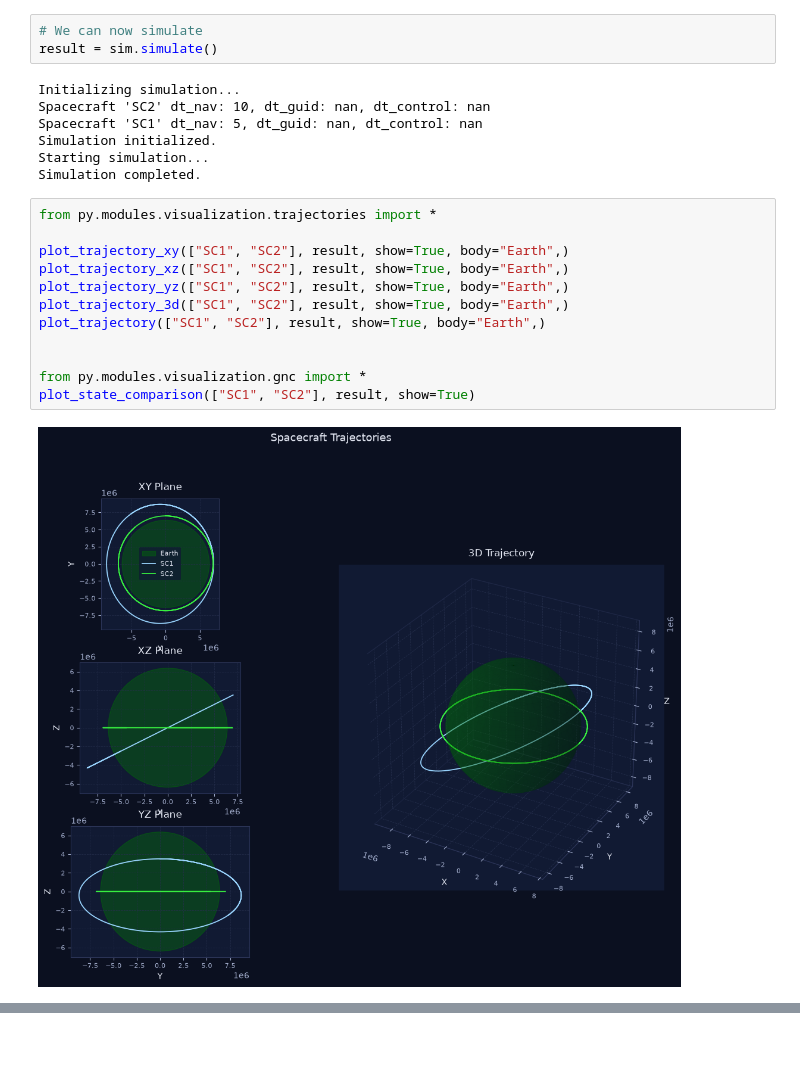
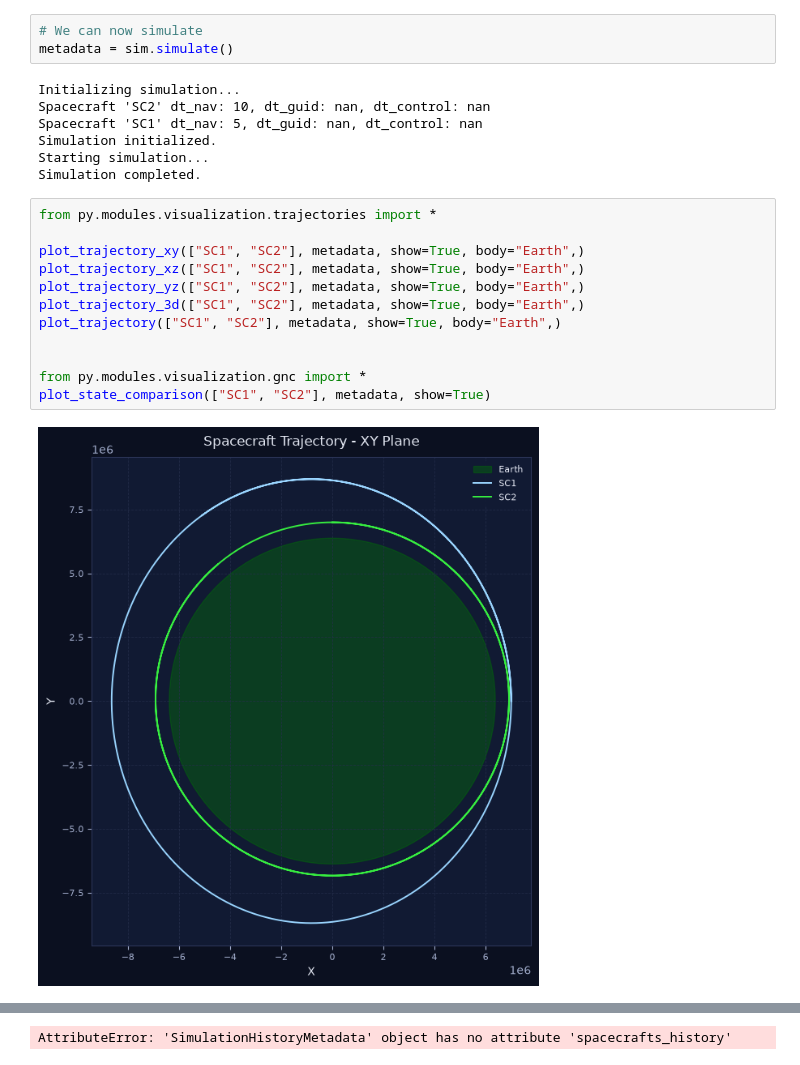
Before and after one commit to rodandres/ARGOS-Toolkit, a Jupyter notebook: py/examples/ipynb/example_2.ipynb, the cells around one changed output, grey strips where cells are left out. Saved outputs shown, nothing was run; the diff lists cells and outputs as text.

```diff
--- a/py/examples/ipynb/example_2.ipynb
+++ b/py/examples/ipynb/example_2.ipynb
@@ -141,7 +143,7 @@ We can now simulate and use some built-in functions to graph the results.
 Note how the ideal navigation correctly identifies the target position.
 # %%
 # We can now simulate
-result = sim.simulate()
+metadata = sim.simulate()
 # %% [output]
 Initializing simulation...
 Spacecraft 'SC2' dt_nav: 10, dt_guid: nan, dt_control: nan
@@ -152,14 +154,14 @@ Simulation completed.
 # %%
 from py.modules.visualization.trajectories import *
 
-plot_trajectory_xy(["SC1", "SC2"], result, show=True, body="Earth",)
-plot_trajectory_xz(["SC1", "SC2"], result, show=True, body="Earth",)
-plot_trajectory_yz(["SC1", "SC2"], result, show=True, body="Earth",)
-plot_trajectory_3d(["SC1", "SC2"], result, show=True, body="Earth",)
-plot_trajectory(["SC1", "SC2"], result, show=True, body="Earth",)
+plot_trajectory_xy(["SC1", "SC2"], metadata, show=True, body="Earth",)
+plot_trajectory_xz(["SC1", "SC2"], metadata, show=True, body="Earth",)
+plot_trajectory_yz(["SC1", "SC2"], metadata, show=True, body="Earth",)
+plot_trajectory_3d(["SC1", "SC2"], metadata, show=True, body="Earth",)
+plot_trajectory(["SC1", "SC2"], metadata, show=True, body="Earth",)
 
 
 from py.modules.visualization.gnc import *
-plot_state_comparison(["SC1", "SC2"], result, show=True)
+plot_state_comparison(["SC1", "SC2"], metadata, show=True)
 # %% [output]
-[figure, old version]
+[figure, new version]
@@ -167,0 +172 @@ plot_state_comparison(["SC1", "SC2"], result, show=True)
+AttributeError: 'SimulationHistoryMetadata' object has no attribute 'spacecrafts_history'
```
Also changed, not shown: parts of 6 cells of this notebook, 4 other files.
